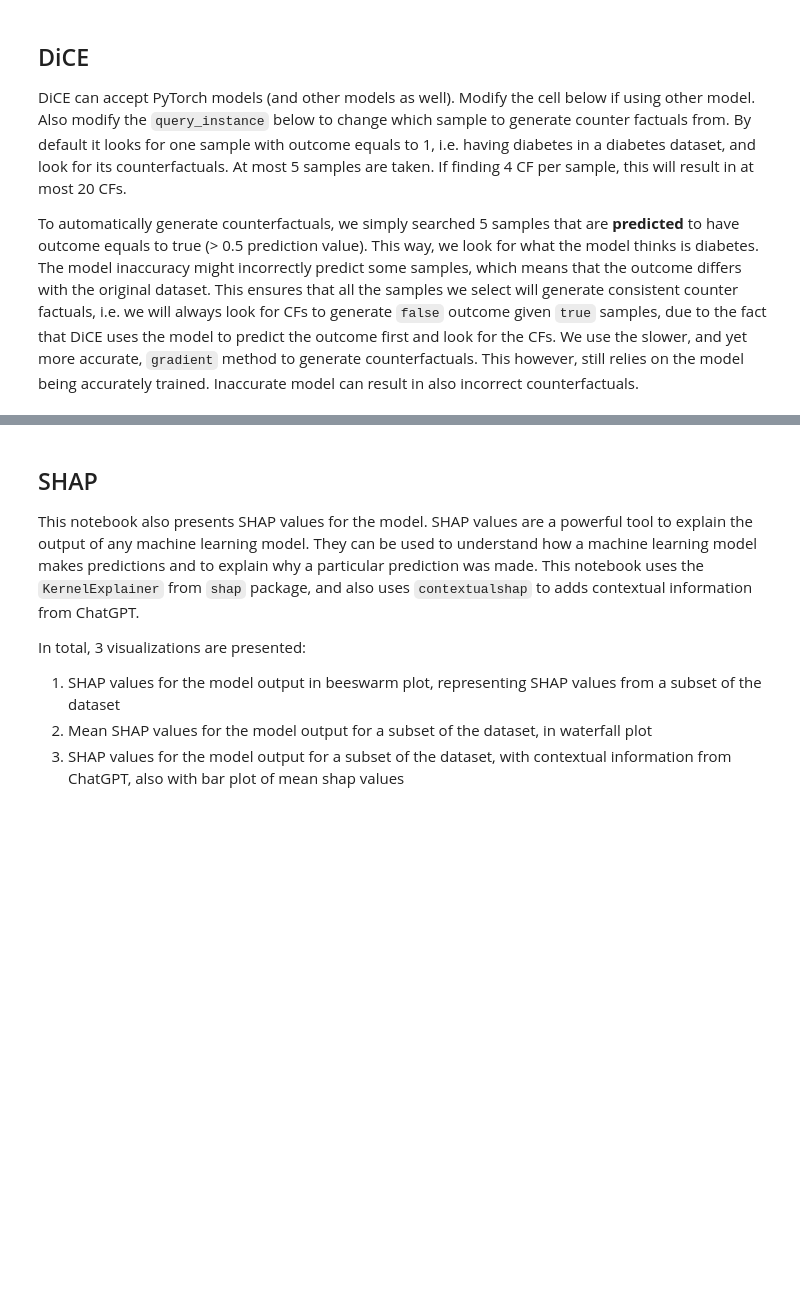
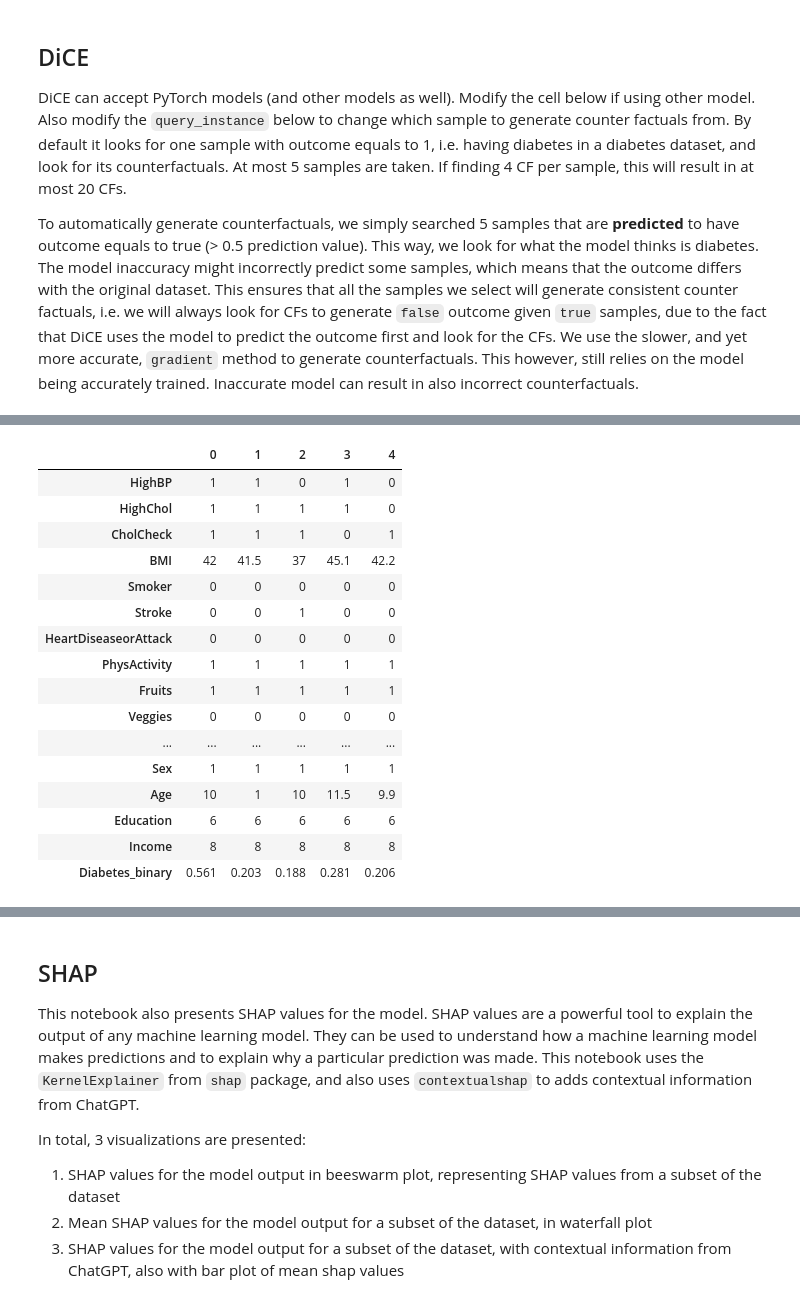
Before and after one commit to latifadwi/contextualshap, a Jupyter notebook: dice.ipynb, the cells around one changed output, grey strips where cells are left out. Cells and saved outputs as stored; diff of their text form; code cells hidden in the pictures; blank space fills up the shorter version.

```diff
--- a/dice.ipynb
+++ b/dice.ipynb
@@ -376,0 +446,46 @@ dice_exp.visualize_as_dataframe()
+# %%
+def highlight_diff_transposed(col, source):
+    """
+    Compares the current row to the source_row.
+    Returns a list of CSS strings for each cell.
+    """
+    # If this is the source row itself, apply no styling
+    if col.name == 0:
+        return ['' for _ in col]
+
+    # Compare each cell to the source row and highlight if different
+    return ['background-color: #3d0a17' if val != source[idx] else ''
+            for idx, val in col.items()]
+
+
+e = dice_exp.cf_examples_list[0]
+tdf = pd.DataFrame(e.test_instance_df)
+edf = pd.DataFrame(e.final_cfs_df)
+adf = pd.concat([tdf, edf], axis=0, ignore_index=True)
+tdf_t = tdf.transpose()
+adf_t = adf.transpose()
+hadf = adf_t.style.apply(highlight_diff_transposed, source=tdf_t[0], axis=0).format("{:g}")
+hadf
+# for e in dice_exp.cf_examples_list:
+#     tdf = pd.DataFrame(e.test_instance_df)
+#     edf = pd.DataFrame(e.final_cfs_df)
+#     adf = pd.concat([tdf, edf], axis=1)
+#     print(adf)
+# %% [output]
+|  | 0 | 1 | 2 | 3 | 4 |
+| HighBP | 1 | 1 | 0 | 1 | 0 |
+| HighChol | 1 | 1 | 1 | 1 | 0 |
+| CholCheck | 1 | 1 | 1 | 0 | 1 |
+| BMI | 42 | 41.5 | 37 | 45.1 | 42.2 |
+| Smoker | 0 | 0 | 0 | 0 | 0 |
+| Stroke | 0 | 0 | 1 | 0 | 0 |
+| HeartDiseaseorAttack | 0 | 0 | 0 | 0 | 0 |
+| PhysActivity | 1 | 1 | 1 | 1 | 1 |
+| Fruits | 1 | 1 | 1 | 1 | 1 |
+| Veggies | 0 | 0 | 0 | 0 | 0 |
+| ... | ... | ... | ... | ... | ... |
+| Sex | 1 | 1 | 1 | 1 | 1 |
+| Age | 10 | 1 | 10 | 11.5 | 9.9 |
+| Education | 6 | 6 | 6 | 6 | 6 |
+| Income | 8 | 8 | 8 | 8 | 8 |
+| Diabetes_binary | 0.561 | 0.203 | 0.188 | 0.281 | 0.206 |
```
Also changed, not shown: parts of 13 cells of this notebook.
